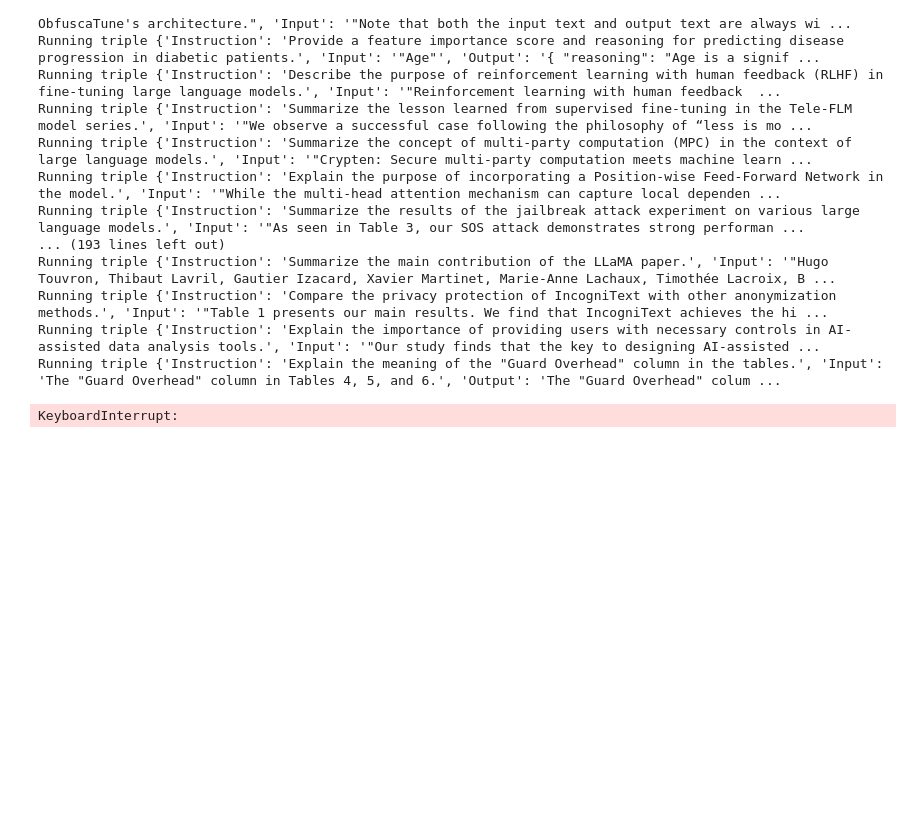
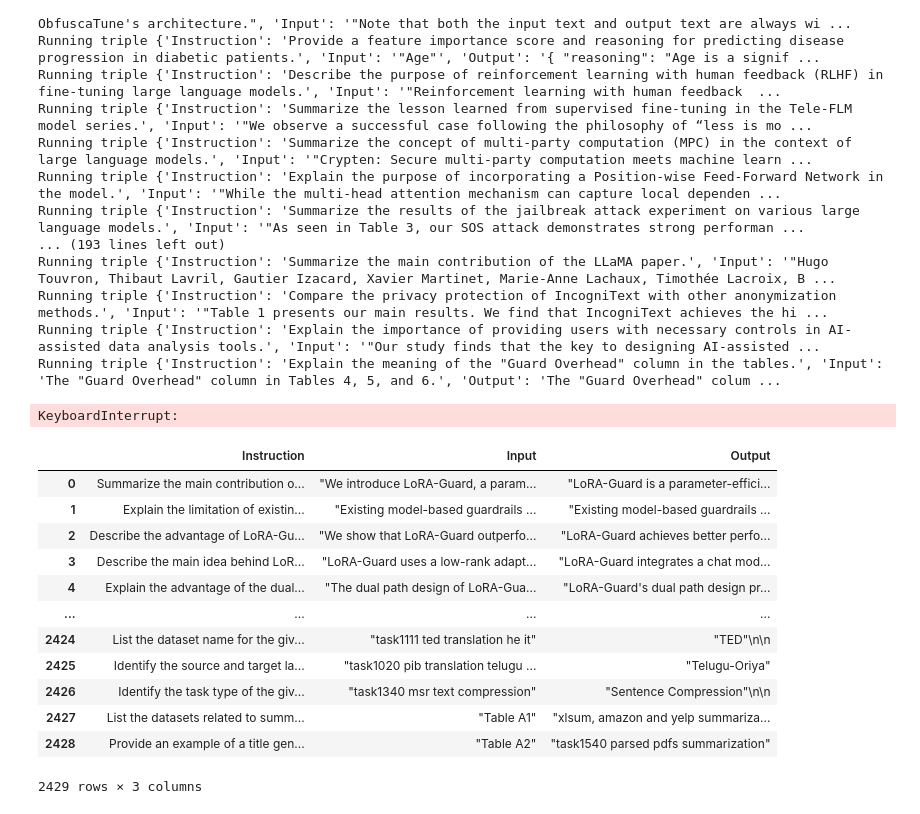
Before and after one commit to paulomuraroferreira/llama3_8b_finetuning, a Jupyter notebook: llm-finetuning copy_copy.ipynb, the cells around one changed output. Drawn from its saved outputs; the diff is of its cells as text; code cells hidden in the pictures; blank space fills up the shorter version.

```diff
--- a/llm-finetuning copy_copy.ipynb
+++ b/llm-finetuning copy_copy.ipynb
@@ -584,3 +603,30 @@ Running triple {'Instruction': 'Compare the privacy protection of IncogniText wi
 Running triple {'Instruction': 'Explain the importance of providing users with necessary controls in AI-assisted data analysis tools.', 'Input': '"Our study finds that the key to designing AI-assisted ...
 Running triple {'Instruction': 'Explain the meaning of the "Guard Overhead" column in the tables.', 'Input': 'The "Guard Overhead" column in Tables 4, 5, and 6.', 'Output': 'The "Guard Overhead" colum ...
 KeyboardInterrupt:
+# %%
+json_path = '/workspace/llama3_8b_finetuning/data/arvix_instruction_dataset.json'
+import pandas as pd
+import json
+json_path = '/workspace/llama3_8b_finetuning/data/arvix_instruction_dataset.json'
+
+with open(json_path, 'r') as file:
+    json_data = json.load(file)
+
+
+df = pd.json_normalize(json_data)
+
+df
+# %% [output]
+|  | Instruction | Input | Output |
+| 0 | Summarize the main contribution o... | "We introduce LoRA-Guard, a param... | "LoRA-Guard is a parameter-effici... |
+| 1 | Explain the limitation of existin... | "Existing model-based guardrails ... | "Existing model-based guardrails ... |
+| 2 | Describe the advantage of LoRA-Gu... | "We show that LoRA-Guard outperfo... | "LoRA-Guard achieves better perfo... |
+| 3 | Describe the main idea behind LoR... | "LoRA-Guard uses a low-rank adapt... | "LoRA-Guard integrates a chat mod... |
+| 4 | Explain the advantage of the dual... | "The dual path design of LoRA-Gua... | "LoRA-Guard's dual path design pr... |
+| ... | ... | ... | ... |
+| 2424 | List the dataset name for the giv... | "task1111 ted translation he it" | "TED"\n\n |
+| 2425 | Identify the source and target la... | "task1020 pib translation telugu ... | "Telugu-Oriya" |
+| 2426 | Identify the task type of the giv... | "task1340 msr text compression" | "Sentence Compression"\n\n |
+| 2427 | List the datasets related to summ... | "Table A1" | "xlsum, amazon and yelp summariza... |
+| 2428 | Provide an example of a title gen... | "Table A2" | "task1540 parsed pdfs summarization" |
+2429 rows × 3 columns
```
Also changed, not shown: parts of 10 cells of this notebook, 6 other files.
